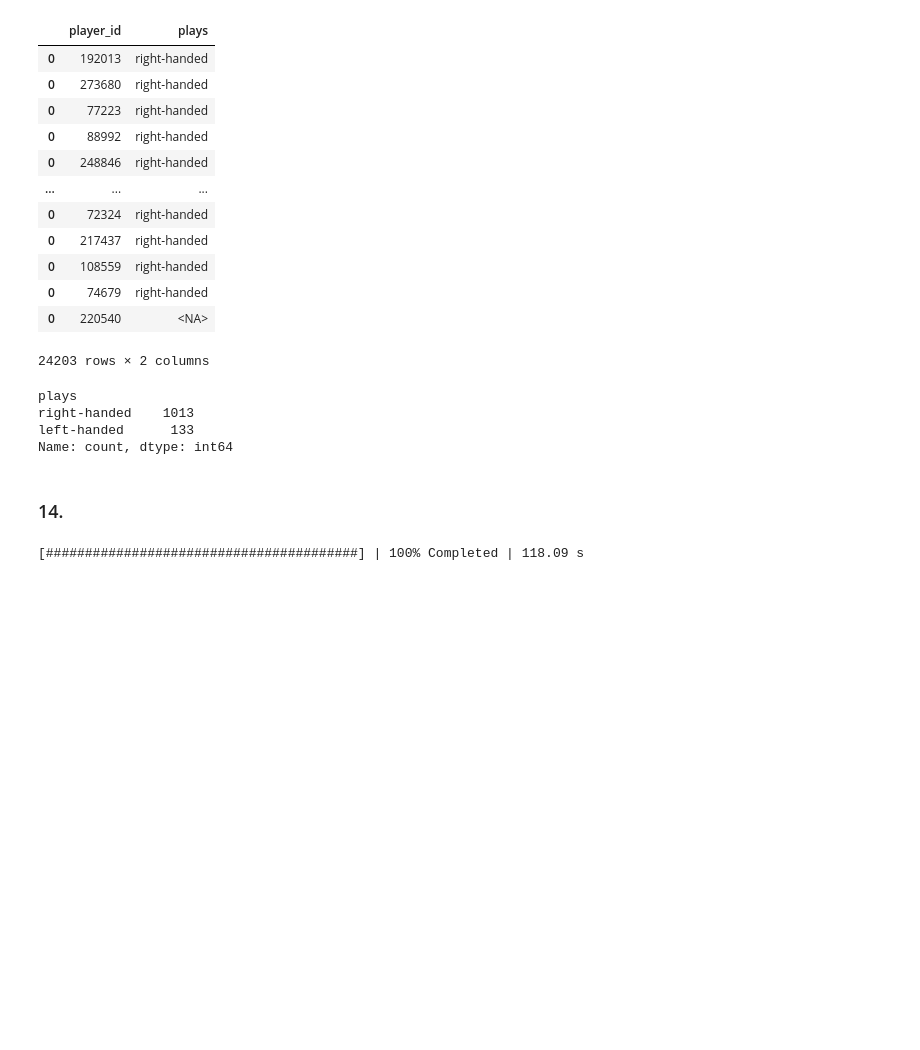
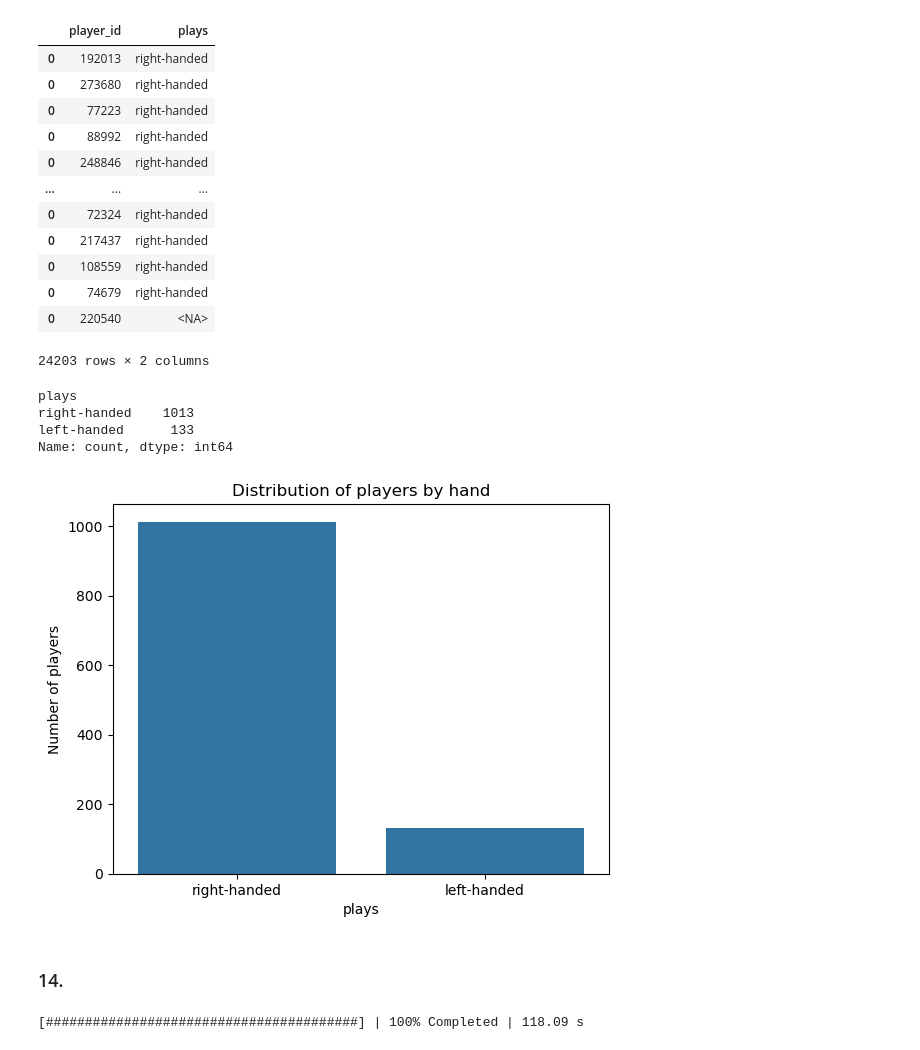
Before and after one commit to HosseinMohammadi00427/Analysis-Project, a Jupyter notebook: Project.ipynb, the cells around one changed output. Drawn from its saved outputs; the diff is of its cells as text; code cells hidden in the pictures; blank space fills up the shorter version.

```diff
--- a/Project.ipynb
+++ b/Project.ipynb
@@ -602,18 +768,30 @@ result
 | 0 | 220540 | <NA> |
 24203 rows × 2 columns
 # %%
+# Opening folders and then dropping duplicates.
 home_df = pd.read_csv("CSVs\\13_home_df.csv")
 away_df = pd.read_csv("CSVs\\13_away_df.csv")
 
+# Concatenating the dataframes and dropping duplicates.
 players_hand_df = pd.concat([home_df,away_df])
 players_hand_df.drop_duplicates(subset=['player_id'],inplace=True)
 players_hand_df.dropna(inplace=True)
-players_hand_df.plays.value_counts()
+
+# Counting the number of right-handed and left-handed players.
+hands_df = players_hand_df.plays.value_counts()
+hands_df
 # %% [output]
 plays
 right-handed    1013
 left-handed      133
 Name: count, dtype: int64
+# %%
+sns.barplot(hands_df.reset_index(),x='plays',y='count')
+plt.ylabel("Number of players")
+plt.title("Distribution of players by hand")
+plt.show()
+# %% [output]
+[figure, added]
 # %% [markdown]
 ### 14.
 # %%
```
Also changed, not shown: parts of 58 cells of this notebook, 26 other files.
